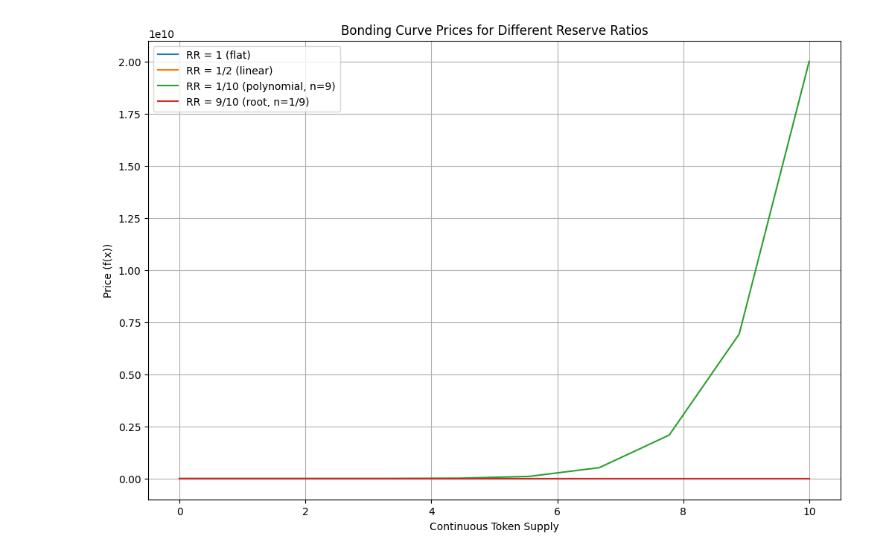
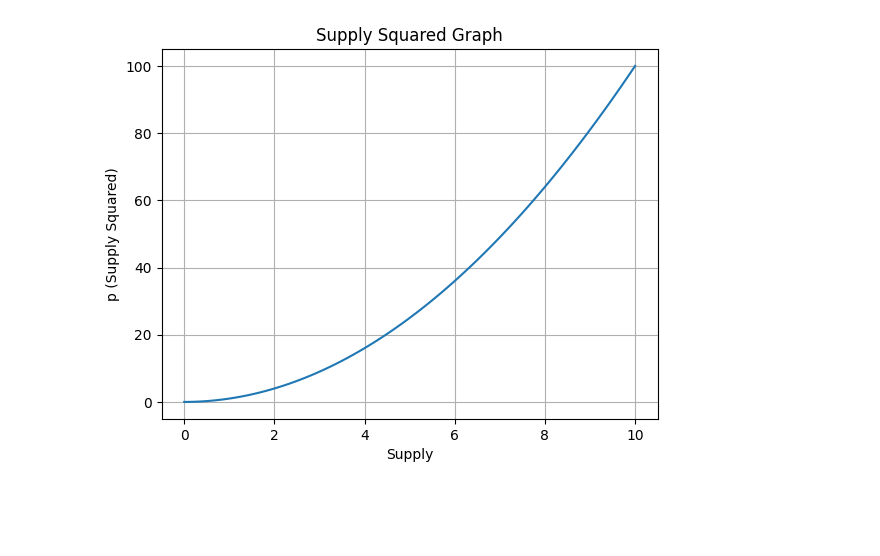
Before and after one commit to mrhouzlane/tokens, a Jupyter notebook: python/ReserveRatio.ipynb, the cells around one changed output. Cells and saved outputs as stored; diff of their text form; code cells hidden in the pictures; blank space fills up the shorter version.

```diff
--- a/python/ReserveRatio.ipynb
+++ b/python/ReserveRatio.ipynb
@@ -1,37 +1,17 @@
 # %%
 import matplotlib.pyplot as plt
 import numpy as np
 
-# Set up the supply range and multiplier for the price functions
-supply_range = np.linspace(0, 10, 10)  # Start at 1 to avoid division by zero for RR=1
-m = 20  # Set the multiplier to 1 for simplicity, this can be scaled as needed
+# Define a range of supply values
+supply = np.linspace(0, 10, 100)  # Supply values from 0 to 10
+p = supply ** 2  # Compute p as the square of supply values
 
-# Define the price functions for different reserve ratios
-def price_flat(supply):
-    return np.full_like(supply, m)  # Returns a constant price
-
-def price_linear(supply):
-    return m * supply
-
-def price_polynomial(supply):
-    return m * supply**9
-
-def price_root(supply):
-    return m * supply**(1/9)
-
-# Plot the bonding curves for different reserve ratios
-plt.figure(figsize=(12, 8))
-
-plt.plot(supply_range, price_flat(supply_range), label='RR = 1 (flat)')
-plt.plot(supply_range, price_linear(supply_range), label='RR = 1/2 (linear)')
-plt.plot(supply_range, price_polynomial(supply_range), label='RR = 1/10 (polynomial, n=9)')
-plt.plot(supply_range, price_root(supply_range), label='RR = 9/10 (root, n=1/9)')
-
-plt.title('Bonding Curve Prices for Different Reserve Ratios')
-plt.xlabel('Continuous Token Supply')
-plt.ylabel('Price (f(x))')
-plt.legend()
+# Plotting the graph
+plt.plot(supply, p)
+plt.title("Supply Squared Graph")
+plt.xlabel("Supply")
+plt.ylabel("p (Supply Squared)")
 plt.grid(True)
 plt.show()
 # %% [output]
-[figure, old version]
+[figure, new version]
```
Also changed, not shown: parts of 2 cells of this notebook, 4 other files.
